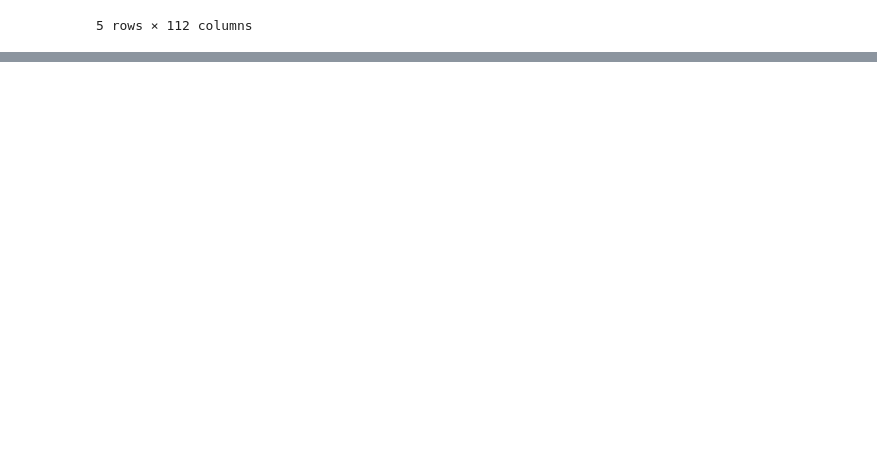
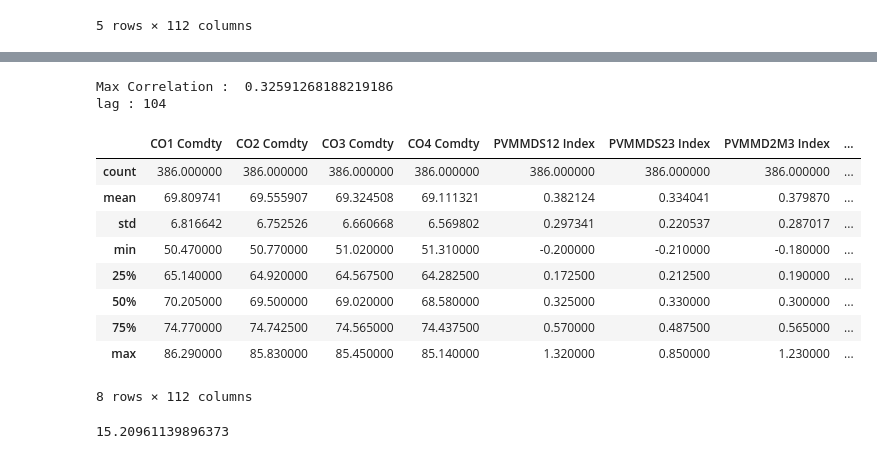
Before and after one commit to psankosik/Learning-Data-Sci, a Jupyter notebook: Self Project/Pricing/Attemp 1/Cross Correlation.ipynb, the cells around one changed output, grey strips where cells are left out. Saved outputs shown, nothing was run; the diff lists cells and outputs as text; code cells hidden in the pictures; blank space fills up the shorter version.

```diff
--- a/Self Project/Pricing/Attemp 1/Cross Correlation.ipynb
+++ b/Self Project/Pricing/Attemp 1/Cross Correlation.ipynb
@@ -96,0 +97,9 @@ RMSE:  0.5187077905918951
+# %%
+maxElement = np.amax(ccor[385:])
+print('Max Correlation : ', maxElement)
+
+result = np.where(ccor[385:] == maxElement)
+print('lag :', result[0][0])
+# %% [output]
+Max Correlation :  0.32591268188219186
+lag : 104
@@ -96,0 +109,17 @@ RMSE:  0.5187077905918951
+# %%
+df.describe()
+# %% [output]
+|  | CO1 Comdty | CO2 Comdty | CO3 Comdty | CO4 Comdty | PVMMDS12 Index | PVMMDS23 Index | PVMMD2M3 Index | ... |
+| count | 386.000000 | 386.000000 | 386.000000 | 386.000000 | 386.000000 | 386.000000 | 386.000000 | ... |
+| mean | 69.809741 | 69.555907 | 69.324508 | 69.111321 | 0.382124 | 0.334041 | 0.379870 | ... |
+| std | 6.816642 | 6.752526 | 6.660668 | 6.569802 | 0.297341 | 0.220537 | 0.287017 | ... |
+| min | 50.470000 | 50.770000 | 51.020000 | 51.310000 | -0.200000 | -0.210000 | -0.180000 | ... |
+| 25% | 65.140000 | 64.920000 | 64.567500 | 64.282500 | 0.172500 | 0.212500 | 0.190000 | ... |
+| 50% | 70.205000 | 69.500000 | 69.020000 | 68.580000 | 0.325000 | 0.330000 | 0.300000 | ... |
+| 75% | 74.770000 | 74.742500 | 74.565000 | 74.437500 | 0.570000 | 0.487500 | 0.565000 | ... |
+| max | 86.290000 | 85.830000 | 85.450000 | 85.140000 | 1.320000 | 0.850000 | 1.230000 | ... |
+8 rows × 112 columns
+# %%
+df['PVMPGDM1 Index'].mean()
+# %% [output]
+15.20961139896373
```
Also changed, not shown: parts of 7 cells of this notebook, 1 other file.
